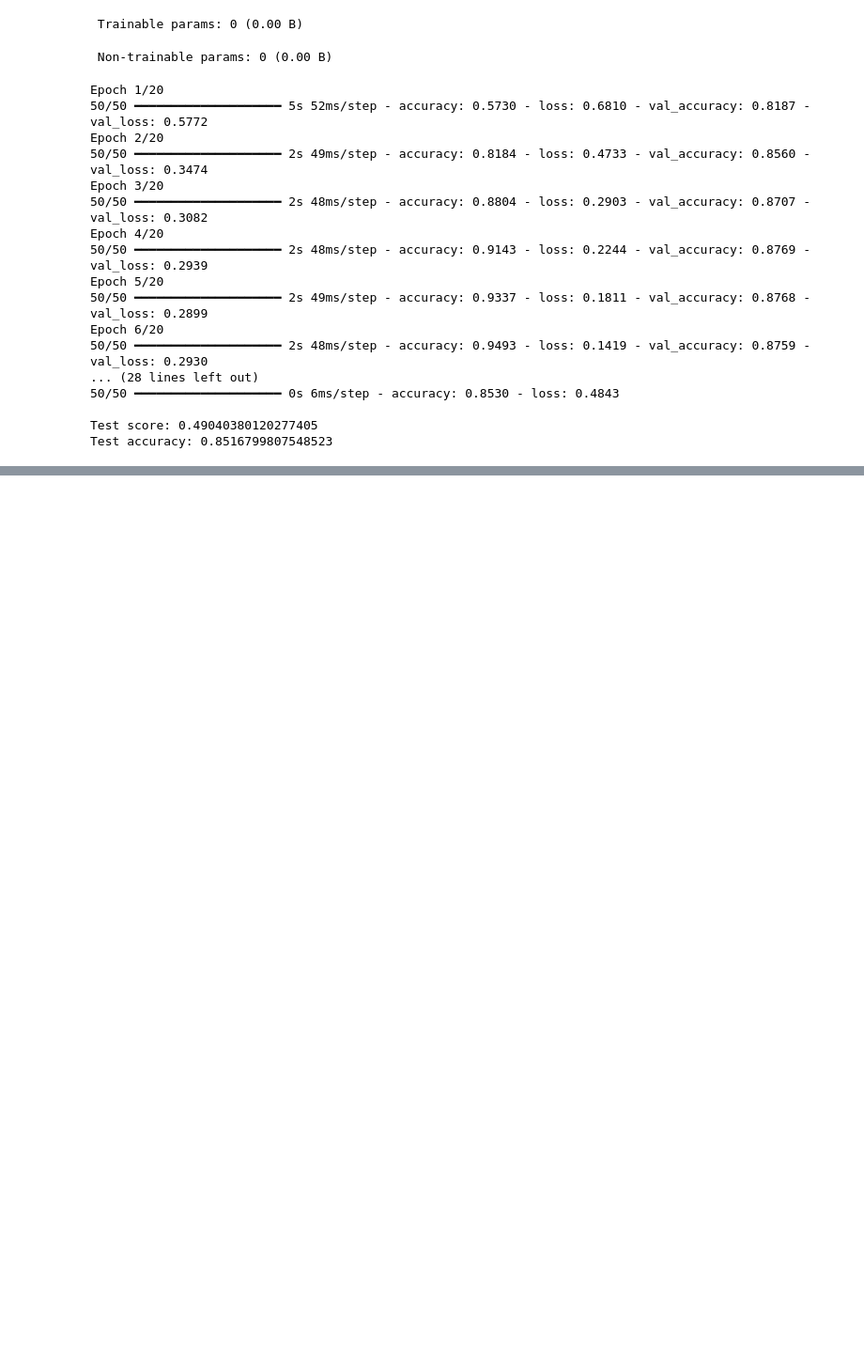
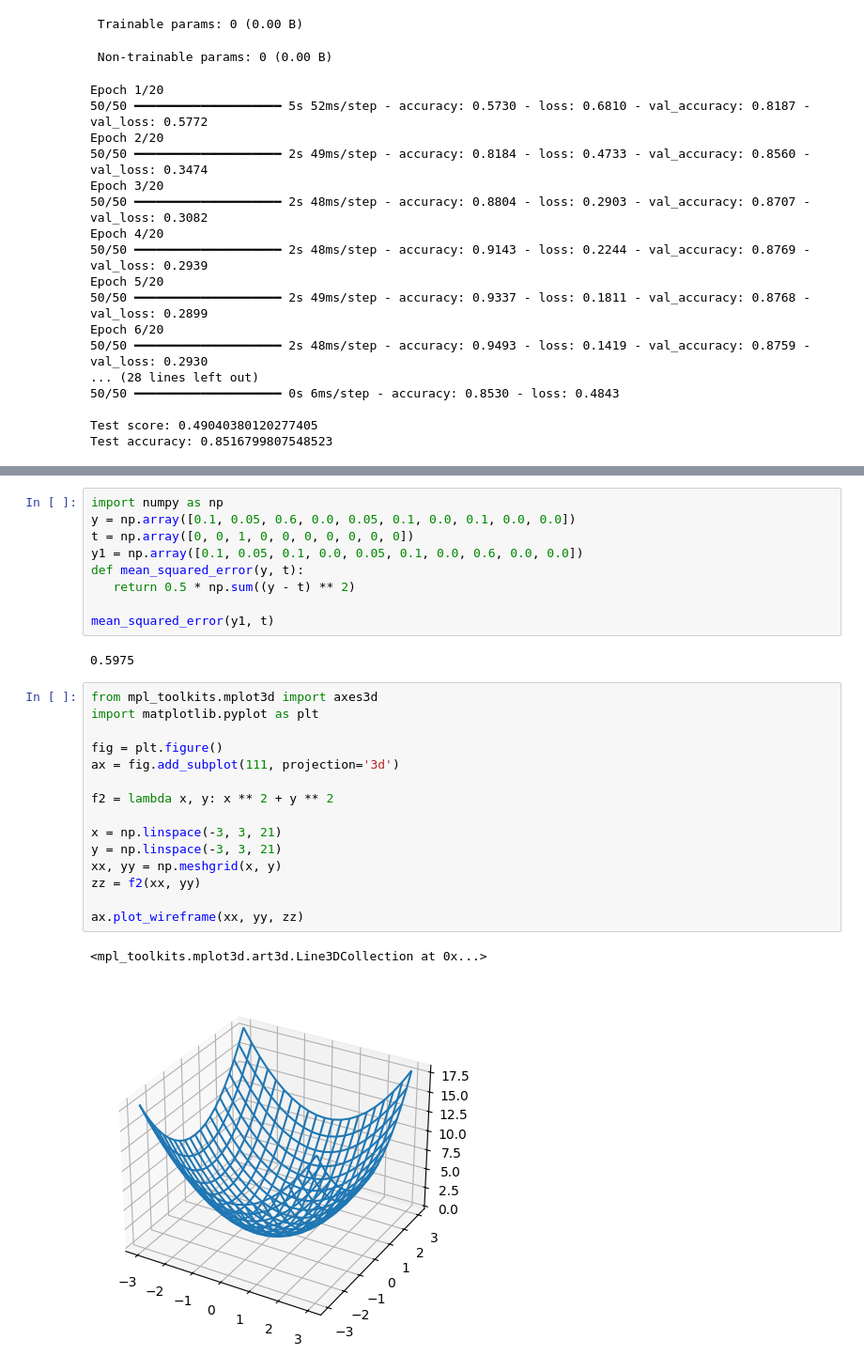
Before and after one commit to Dongubak/jupyter, a Jupyter notebook: tensorflowkeras/ch1.ipynb, the cells around one changed output, grey strips where cells are left out. Shown: that part at 94% size. Saved outputs shown, nothing was run; the diff lists cells and outputs as text; blank space fills up the shorter version.

```diff
--- a/tensorflowkeras/ch1.ipynb
+++ b/tensorflowkeras/ch1.ipynb
@@ -1577,0 +1623,29 @@ Test accuracy: 0.8516799807548523
+# %%
+import numpy as np
+y = np.array([0.1, 0.05, 0.6, 0.0, 0.05, 0.1, 0.0, 0.1, 0.0, 0.0])
+t = np.array([0, 0, 1, 0, 0, 0, 0, 0, 0, 0])
+y1 = np.array([0.1, 0.05, 0.1, 0.0, 0.05, 0.1, 0.0, 0.6, 0.0, 0.0])
+def mean_squared_error(y, t):
+   return 0.5 * np.sum((y - t) ** 2)
+
+mean_squared_error(y1, t)
+# %% [output]
+0.5975
+# %%
+from mpl_toolkits.mplot3d import axes3d
+import matplotlib.pyplot as plt
+
+fig = plt.figure()
+ax = fig.add_subplot(111, projection='3d')
+
+f2 = lambda x, y: x ** 2 + y ** 2
+
+x = np.linspace(-3, 3, 21)
+y = np.linspace(-3, 3, 21)
+xx, yy = np.meshgrid(x, y)
+zz = f2(xx, yy)
+
+ax.plot_wireframe(xx, yy, zz)
+# %% [output]
+<mpl_toolkits.mplot3d.art3d.Line3DCollection at 0x...>
+[figure, added]
```
Also changed, not shown: parts of 1 cell of this notebook, 2 other files.
